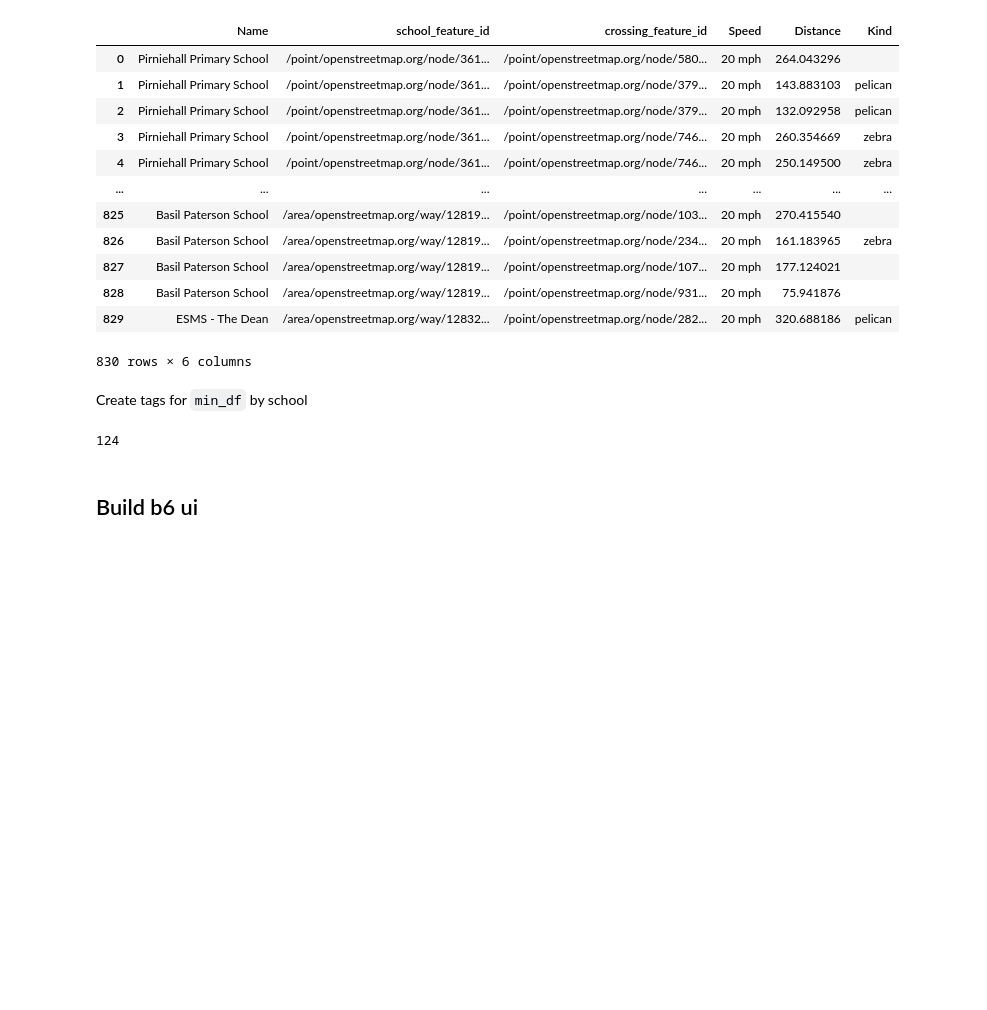
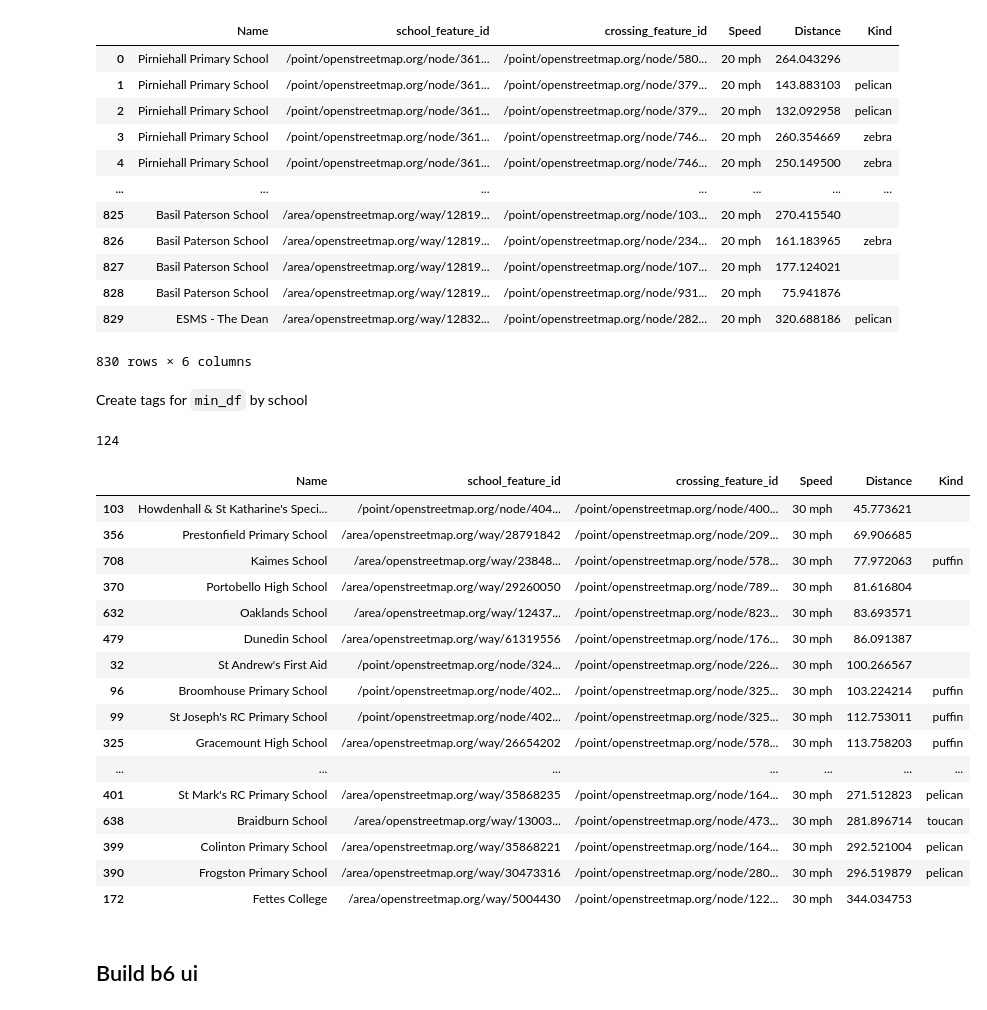
Before and after one commit to silky/school-crossings-b6, a Jupyter notebook: more-careful-crossing-analysis.ipynb, the cells around one changed output. Drawn from its saved outputs; the diff is of its cells as text; code cells hidden in the pictures; blank space fills up the shorter version.

```diff
--- a/more-careful-crossing-analysis.ipynb
+++ b/more-careful-crossing-analysis.ipynb
@@ -112,7 +113,25 @@ for _, row in min_df.iterrows():
 # %%
 # min_df[ min_df.Name.str.contains("Montessori") ]
 # %%
-# min_df[ (min_df["Speed"] == "30 mph") ].sort_values(["Distance"])
+min_df[ (min_df["Speed"] == "30 mph") ].sort_values(["Distance"])
+# %% [output]
+|  | Name | school_feature_id | crossing_feature_id | Speed | Distance | Kind |
+| 103 | Howdenhall & St Katharine's Speci... | /point/openstreetmap.org/node/404... | /point/openstreetmap.org/node/400... | 30 mph | 45.773621 |  |
+| 356 | Prestonfield Primary School | /area/openstreetmap.org/way/28791842 | /point/openstreetmap.org/node/209... | 30 mph | 69.906685 |  |
+| 708 | Kaimes School | /area/openstreetmap.org/way/23848... | /point/openstreetmap.org/node/578... | 30 mph | 77.972063 | puffin |
+| 370 | Portobello High School | /area/openstreetmap.org/way/29260050 | /point/openstreetmap.org/node/789... | 30 mph | 81.616804 |  |
+| 632 | Oaklands School | /area/openstreetmap.org/way/12437... | /point/openstreetmap.org/node/823... | 30 mph | 83.693571 |  |
+| 479 | Dunedin School | /area/openstreetmap.org/way/61319556 | /point/openstreetmap.org/node/176... | 30 mph | 86.091387 |  |
+| 32 | St Andrew's First Aid | /point/openstreetmap.org/node/324... | /point/openstreetmap.org/node/226... | 30 mph | 100.266567 |  |
+| 96 | Broomhouse Primary School | /point/openstreetmap.org/node/402... | /point/openstreetmap.org/node/325... | 30 mph | 103.224214 | puffin |
+| 99 | St Joseph's RC Primary School | /point/openstreetmap.org/node/402... | /point/openstreetmap.org/node/325... | 30 mph | 112.753011 | puffin |
+| 325 | Gracemount High School | /area/openstreetmap.org/way/26654202 | /point/openstreetmap.org/node/578... | 30 mph | 113.758203 | puffin |
+| ... | ... | ... | ... | ... | ... | ... |
+| 401 | St Mark's RC Primary School | /area/openstreetmap.org/way/35868235 | /point/openstreetmap.org/node/164... | 30 mph | 271.512823 | pelican |
+| 638 | Braidburn School | /area/openstreetmap.org/way/13003... | /point/openstreetmap.org/node/473... | 30 mph | 281.896714 | toucan |
+| 399 | Colinton Primary School | /area/openstreetmap.org/way/35868221 | /point/openstreetmap.org/node/164... | 30 mph | 292.521004 | pelican |
+| 390 | Frogston Primary School | /area/openstreetmap.org/way/30473316 | /point/openstreetmap.org/node/280... | 30 mph | 296.519879 | pelican |
+| 172 | Fettes College | /area/openstreetmap.org/way/5004430 | /point/openstreetmap.org/node/122... | 30 mph | 344.034753 |  |
 # %%
 # min_df[ (min_df["Speed"] == "20 mph") ].sort_values(["Distance"])
 # %%
```
Also changed, not shown: parts of 17 cells of this notebook, 3 other files.
